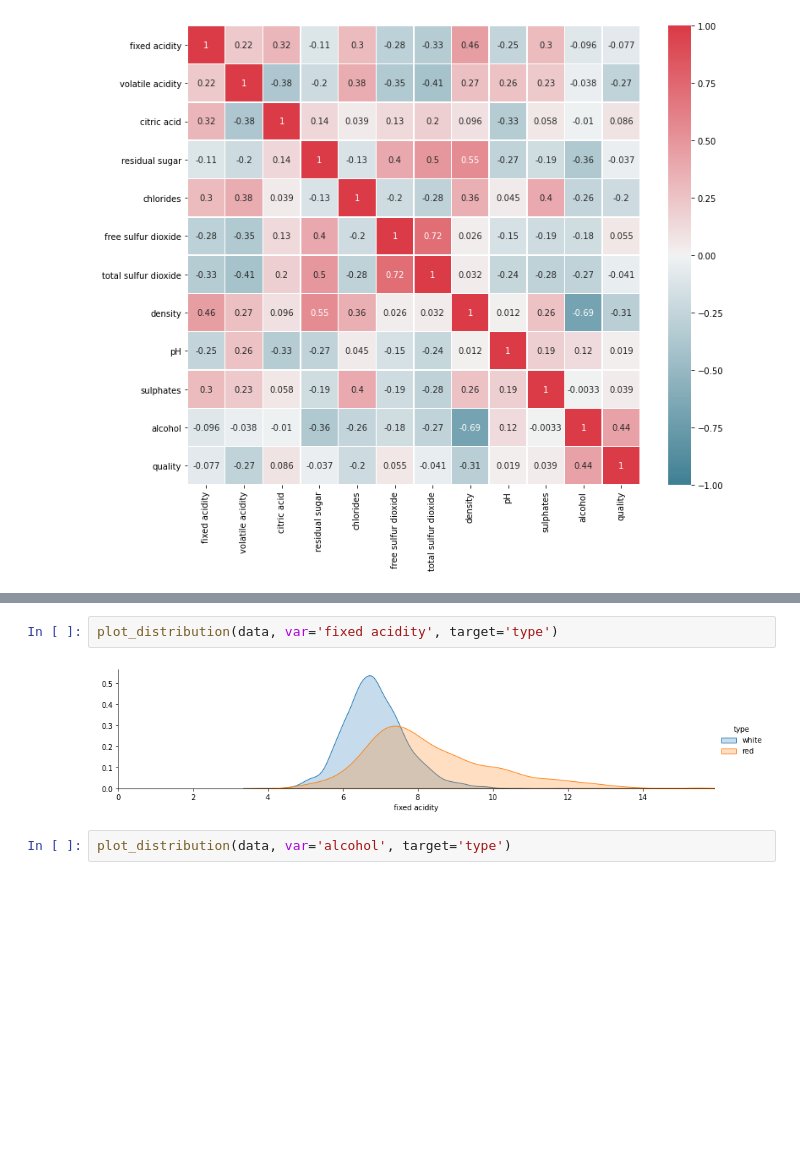
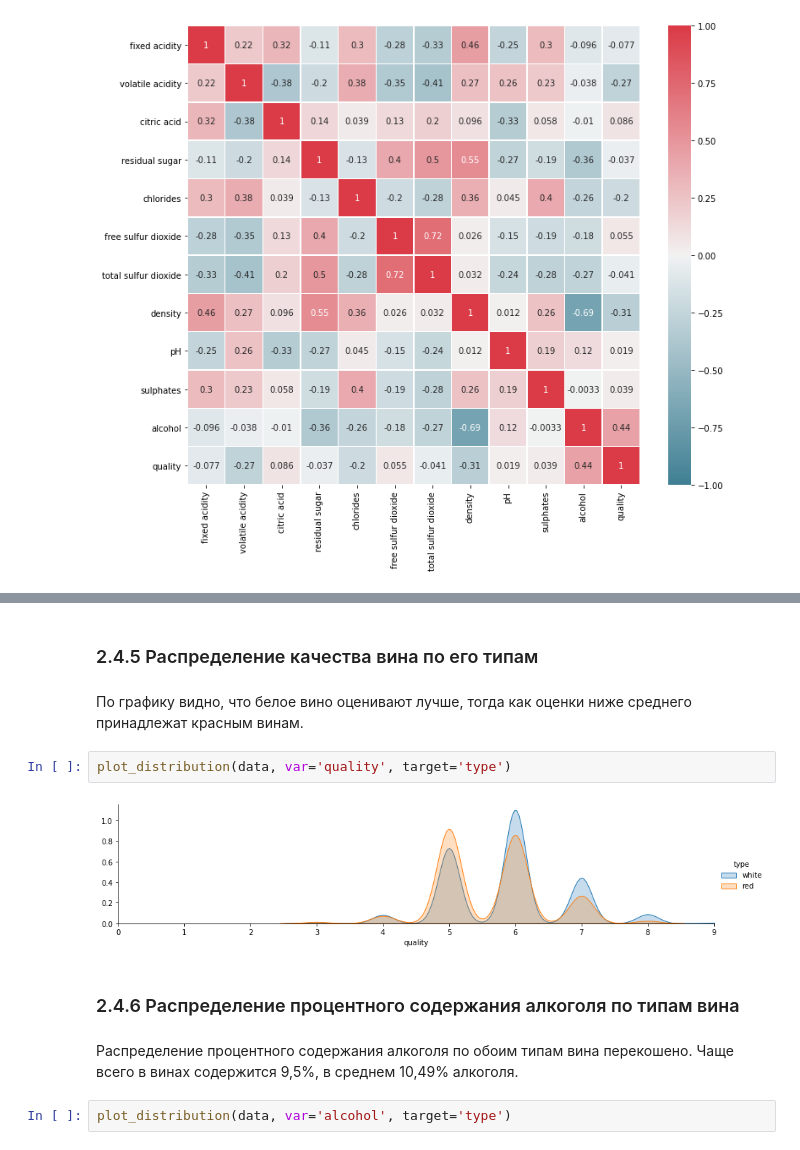
Before and after one commit to ehdmuravjov/pyda-16-em, a Jupyter notebook: DS Project Flow/Homework_2_CrispDM.ipynb, the cells around one changed output, grey strips where cells are left out. Saved outputs shown, nothing was run; the diff lists cells and outputs as text; blank space fills up the shorter version.

```diff
--- a/DS Project Flow/Homework_2_CrispDM.ipynb
+++ b/DS Project Flow/Homework_2_CrispDM.ipynb
@@ -273,7 +297,16 @@ plot_corr_heatmap(corr)
+# %% [markdown]
+### 2.4.5 Распределение качества вина по его типам
+# %% [markdown]
+По графику видно, что белое вино оценивают лучше, тогда как оценки ниже среднего принадлежат красным винам.
 # %%
-plot_distribution(data, var='fixed acidity', target='type')
+plot_distribution(data, var='quality', target='type')
 # %% [output]
-[figure, old version]
+[figure, new version]
+# %% [markdown]
+### 2.4.6 Распределение процентного содержания алкоголя по типам вина
+# %% [markdown]
+Распределение процентного содержания алкоголя по обоим типам вина перекошено.
+Чаще всего в винах содержится 9,5%, в среднем 10,49% алкоголя.
 # %%
 plot_distribution(data, var='alcohol', target='type')
 # %% [output]
```
Also changed, not shown: parts of 70 cells of this notebook, 1 other file.
